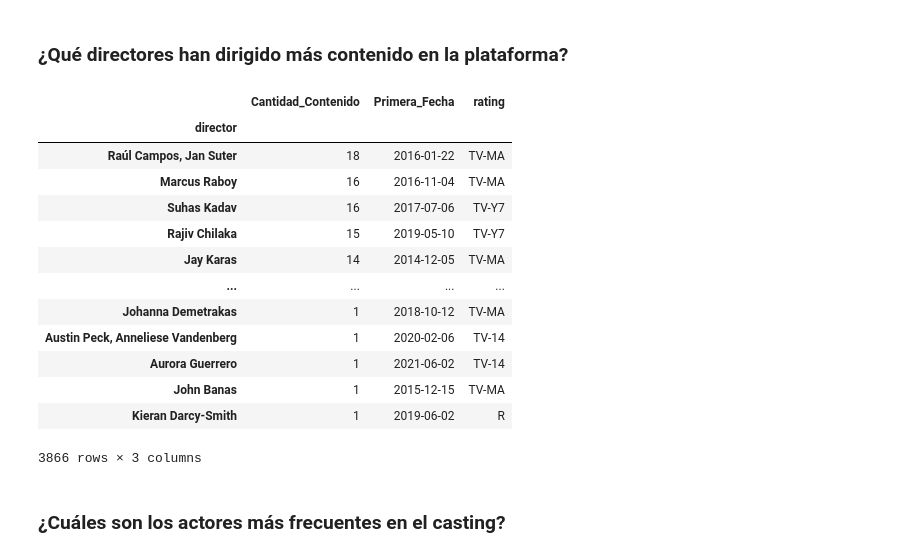
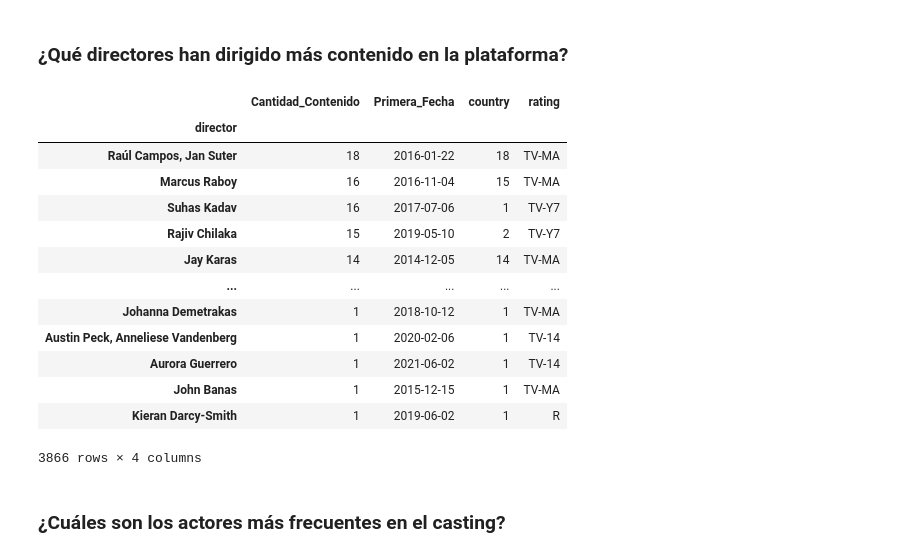
Before and after one commit to arleyCastaneda22/EDA-An-lisis-exploratorio-de-datos-, a Jupyter notebook: DatasetsNeflix.ipynb, the cells around one changed output. Drawn from its saved outputs; the diff is of its cells as text; code cells hidden in the pictures.

```diff
--- a/DatasetsNeflix.ipynb
+++ b/DatasetsNeflix.ipynb
@@ -276,28 +275,29 @@ pais_mas_contenido
 # %%
 directores_mas_contenido = df_con_formato_de_fecha_correcto.groupby("director").agg({
     "title": "count",
     "date_added": "min",
+    "country": "count",
     "rating": lambda x: x.mode().iat[0] if not x.mode().empty else None
 }).sort_values(by="title", ascending=False)
 
 # Renombrar columnas para mayor claridad
 directores_mas_contenido = directores_mas_contenido.rename(columns={"title": "Cantidad_Contenido", "date_added": "Primera_Fecha"})
 directores_mas_contenido
 # %% [output]
-|  | Cantidad_Contenido | Primera_Fecha | rating |
-| director |  |  |  |
-| Raúl Campos, Jan Suter | 18 | 2016-01-22 | TV-MA |
-| Marcus Raboy | 16 | 2016-11-04 | TV-MA |
-| Suhas Kadav | 16 | 2017-07-06 | TV-Y7 |
-| Rajiv Chilaka | 15 | 2019-05-10 | TV-Y7 |
-| Jay Karas | 14 | 2014-12-05 | TV-MA |
-| ... | ... | ... | ... |
-| Johanna Demetrakas | 1 | 2018-10-12 | TV-MA |
-| Austin Peck, Anneliese Vandenberg | 1 | 2020-02-06 | TV-14 |
-| Aurora Guerrero | 1 | 2021-06-02 | TV-14 |
-| John Banas | 1 | 2015-12-15 | TV-MA |
-| Kieran Darcy-Smith | 1 | 2019-06-02 | R |
+|  | Cantidad_Contenido | Primera_Fecha | country | rating |
+| director |  |  |  |  |
+| Raúl Campos, Jan Suter | 18 | 2016-01-22 | 18 | TV-MA |
+| Marcus Raboy | 16 | 2016-11-04 | 15 | TV-MA |
+| Suhas Kadav | 16 | 2017-07-06 | 1 | TV-Y7 |
+| Rajiv Chilaka | 15 | 2019-05-10 | 2 | TV-Y7 |
+| Jay Karas | 14 | 2014-12-05 | 14 | TV-MA |
+| ... | ... | ... | ... | ... |
+| Johanna Demetrakas | 1 | 2018-10-12 | 1 | TV-MA |
+| Austin Peck, Anneliese Vandenberg | 1 | 2020-02-06 | 1 | TV-14 |
+| Aurora Guerrero | 1 | 2021-06-02 | 1 | TV-14 |
+| John Banas | 1 | 2015-12-15 | 1 | TV-MA |
+| Kieran Darcy-Smith | 1 | 2019-06-02 | 1 | R |
-3866 rows × 3 columns
+3866 rows × 4 columns
 # %% [markdown]
 ### ¿Cuáles son los actores más frecuentes en el casting?
 # %%
```
Also changed, not shown: parts of 9 cells of this notebook, 2 other files.
